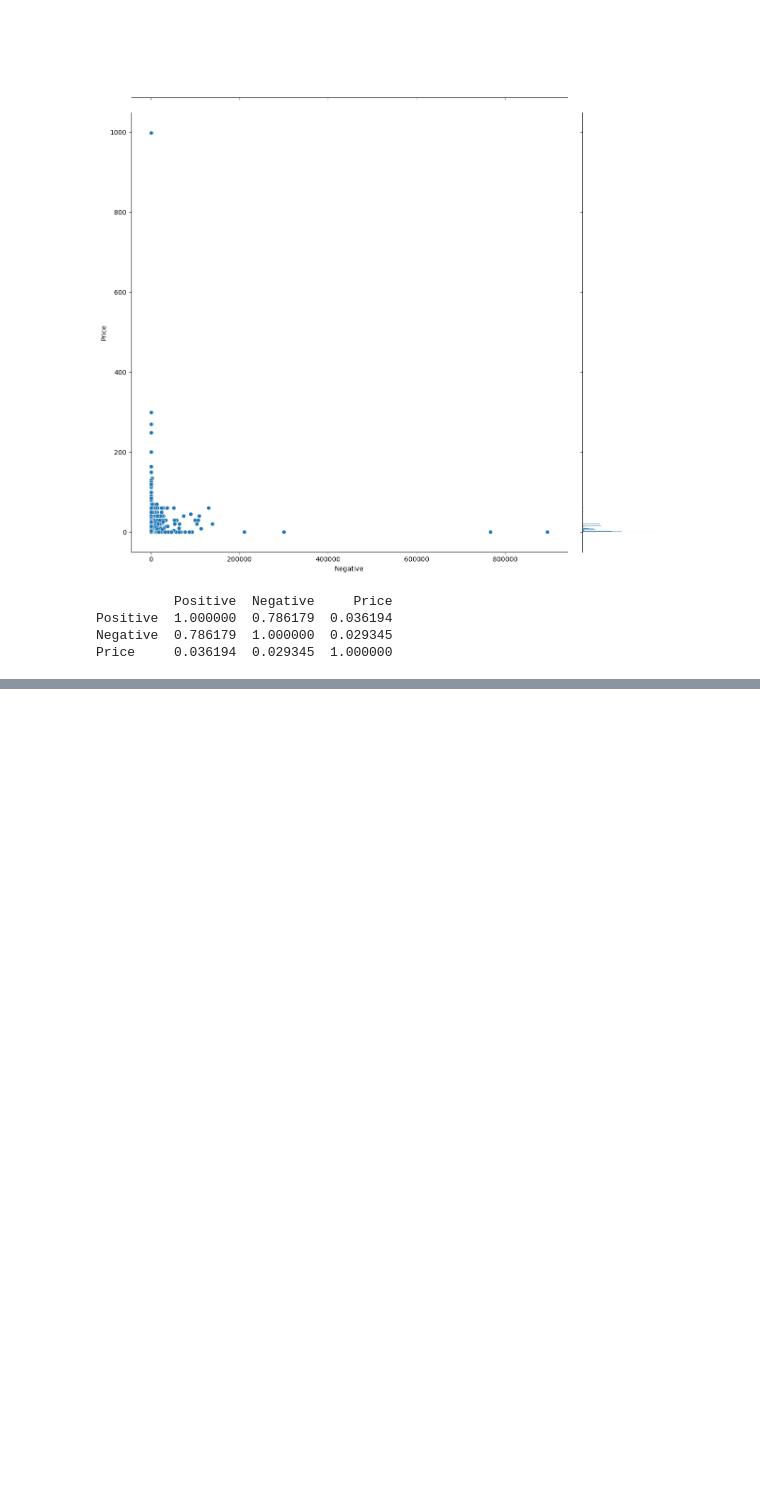
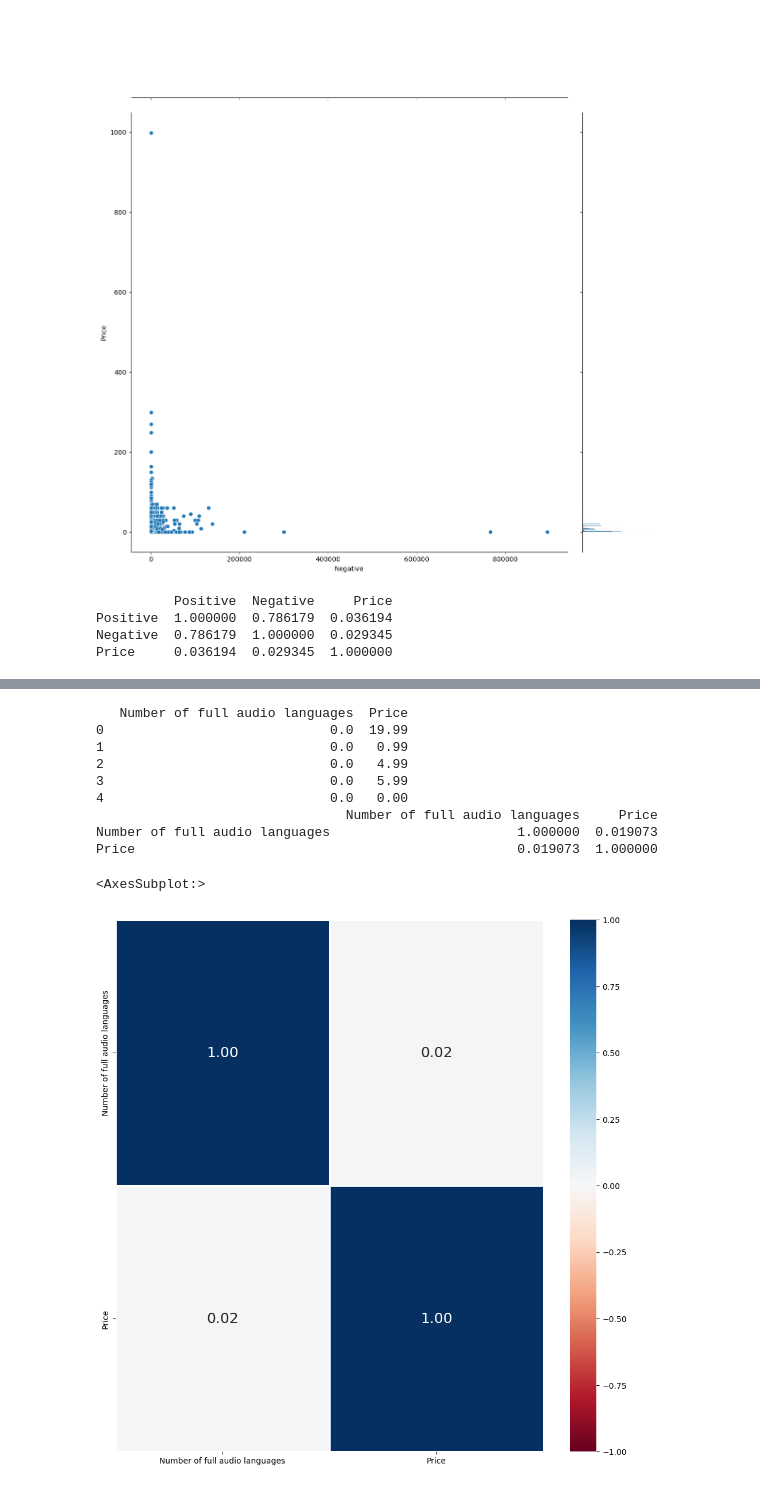
Before and after one commit to CollCyx/SC1015-Mini-Project, a Jupyter notebook: ExploratoryAnalysis.ipynb, the cells around one changed output, grey strips where cells are left out. Cells and saved outputs as stored; diff of their text form; code cells hidden in the pictures; blank space fills up the shorter version.

```diff
--- a/ExploratoryAnalysis.ipynb
+++ b/ExploratoryAnalysis.ipynb
@@ -179,0 +310,26 @@ Price     0.036194  0.029345  1.000000
+# %%
+# Analyse relationship between audio count and price
+# Add Price to the dataframe
+audio_price = audio_count.copy()
+audio_price = pd.concat([audio_price, game_data["Price"]], axis = 1).reindex(audio_price.index)
+print(audio_price.head())
+
+# Correlation Matrix
+print(audio_price.corr())
+
+# Heatmap of the Correlation Matrix
+f = plt.figure(figsize=(12, 12))
+sb.heatmap(audio_price.corr(), vmin = -1, vmax = 1, linewidths = 1,
+           annot = True, fmt = ".2f", annot_kws = {"size": 18}, cmap = "RdBu")
+# %% [output]
+   Number of full audio languages  Price
+0                             0.0  19.99
+1                             0.0   0.99
+2                             0.0   4.99
+3                             0.0   5.99
+4                             0.0   0.00
+                                Number of full audio languages     Price
+Number of full audio languages                        1.000000  0.019073
+Price                                                 0.019073  1.000000
+<AxesSubplot:>
+[figure, added]
```
Also changed, not shown: parts of 12 cells of this notebook, 3 other files.
